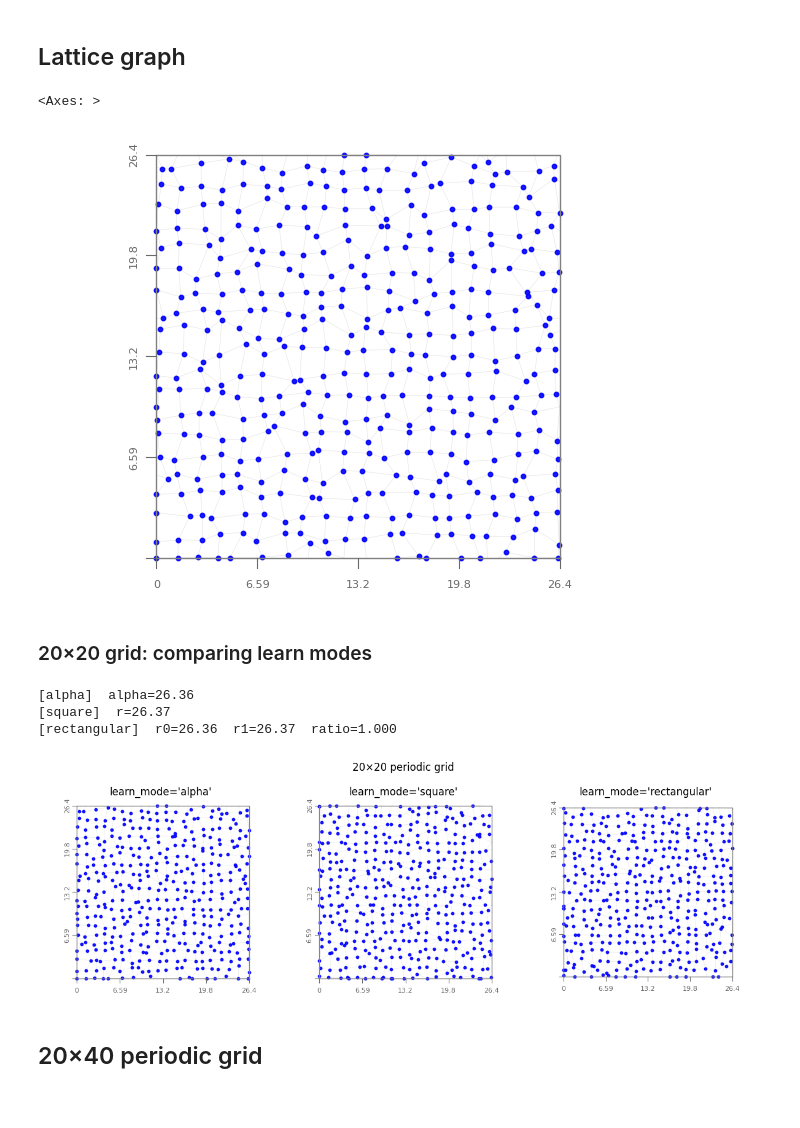
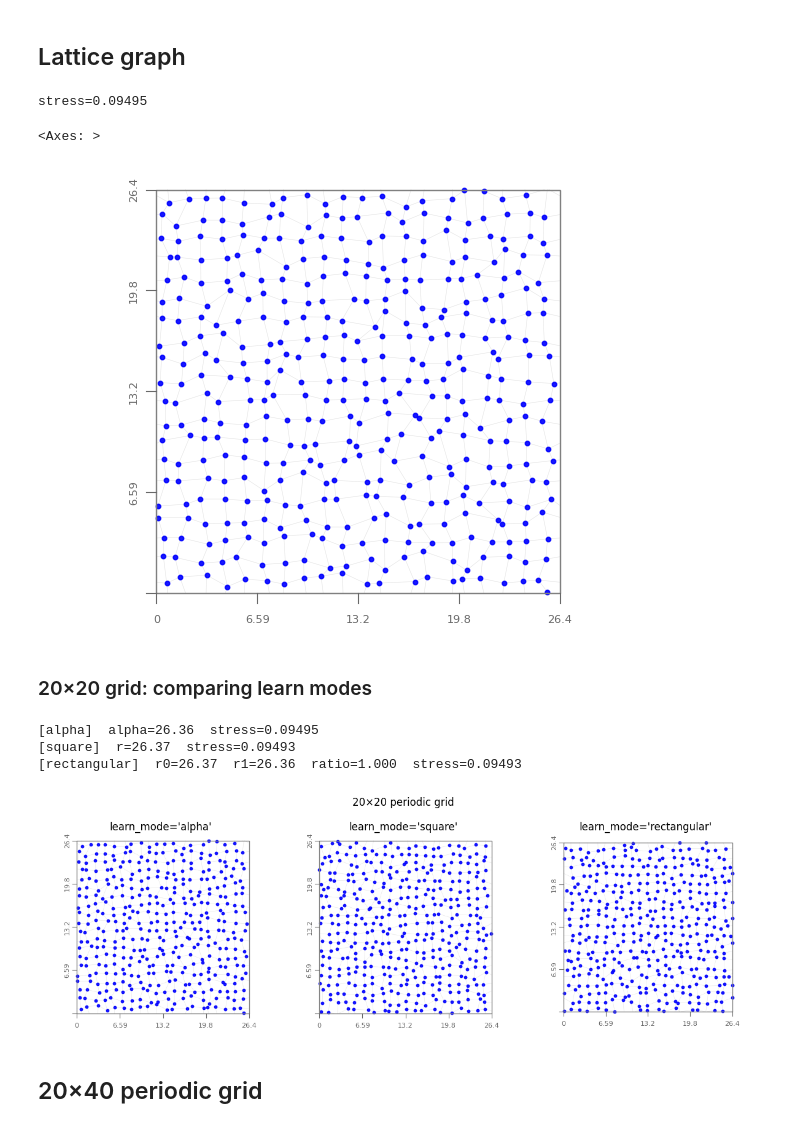
Before and after one commit to JacobLMiller/torus-mds, a Jupyter notebook: examples_rhombus.ipynb, the cells around one changed output. Saved outputs shown, nothing was run; the diff lists cells and outputs as text; code cells hidden in the pictures.

```diff
--- a/examples_rhombus.ipynb
+++ b/examples_rhombus.ipynb
@@ -18,16 +23,18 @@ from modules.projector import MDSTorusProjector
 # %%
 G, D = graphio.get_periodic_lattice(20, 20)
 
 # D /= np.max(D)
 
 proj = MDSTorusProjector()
-proj.fit_transform(D)
+X = proj.fit_transform(D)
+print(f"stress={torus_stress(X, D, proj):.4g}")
 
 fig, ax = plt.subplots()
 vis.plot_embedding_with_torus_edges(G=G, torus=proj, ax=ax)
 # %% [output]
-<Axes: >
+stress=0.09495
+<Axes: >
-[figure, old version]
+[figure, new version]
 # %% [markdown]
 ### 20×20 grid: comparing learn modes
 # %%
@@ -36,22 +43,23 @@ G20, D20 = graphio.get_periodic_lattice(20, 20)
 fig, axes = plt.subplots(1, 3, figsize=(12, 4))
 for ax, mode in zip(axes, ['alpha', 'square', 'rectangular']):
     proj = MDSTorusProjector()
-    proj.fit_transform(D20, learn_mode=mode)
+    X = proj.fit_transform(D20, learn_mode=mode)
+    stress = torus_stress(X, D20, proj)
     if mode == 'alpha':
-        print(f"[{mode}]  alpha={proj.alpha_:.4g}")
+        print(f"[{mode}]  alpha={proj.alpha_:.4g}  stress={stress:.4g}")
     elif mode == 'square':
-        print(f"[{mode}]  r={proj.r0_:.4g}")
+        print(f"[{mode}]  r={proj.r0_:.4g}  stress={stress:.4g}")
     else:
-        print(f"[{mode}]  r0={proj.r0_:.4g}  r1={proj.r1_:.4g}  ratio={proj.r1_/proj.r0_:.3f}")
+        print(f"[{mode}]  r0={proj.r0_:.4g}  r1={proj.r1_:.4g}  ratio={proj.r1_/proj.r0_:.3f}  stress={stress:.4g}")
     vis.plot_embedding_with_torus_edges(G=G20, torus=proj, ax=ax)
     ax.set_title(f"learn_mode='{mode}'")
 plt.suptitle("20×20 periodic grid")
 plt.tight_layout()
 # %% [output]
-[alpha]  alpha=26.36
-[square]  r=26.37
-[rectangular]  r0=26.36  r1=26.37  ratio=1.000
+[alpha]  alpha=26.36  stress=0.09495
+[square]  r=26.37  stress=0.09493
+[rectangular]  r0=26.37  r1=26.36  ratio=1.000  stress=0.09493
-[figure, old version]
+[figure, new version]
 # %% [markdown]
 ## 20×40 periodic grid
 # %%
```
Also changed, not shown: parts of 14 cells of this notebook, 6 other files.
